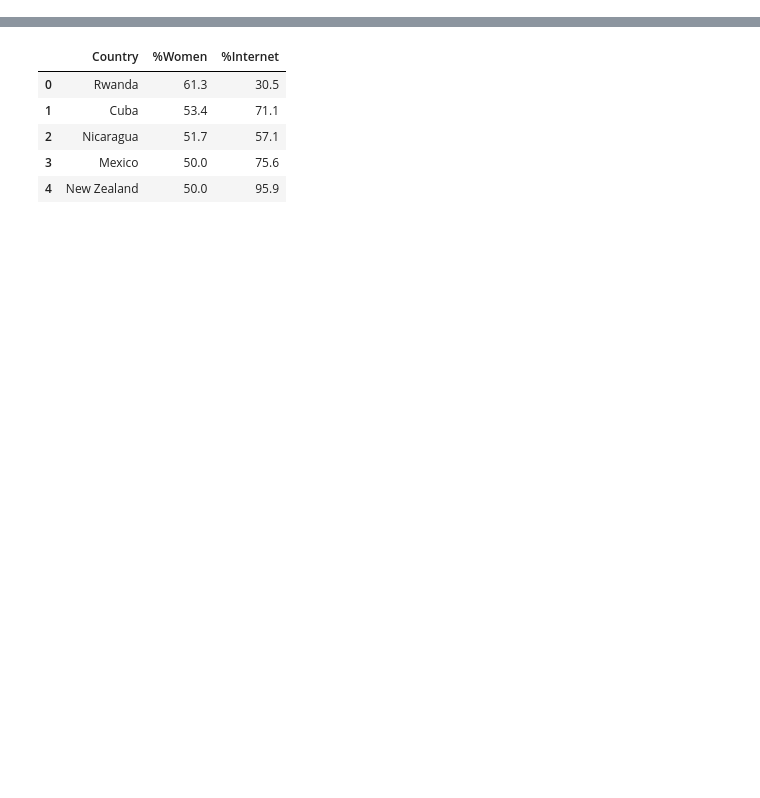
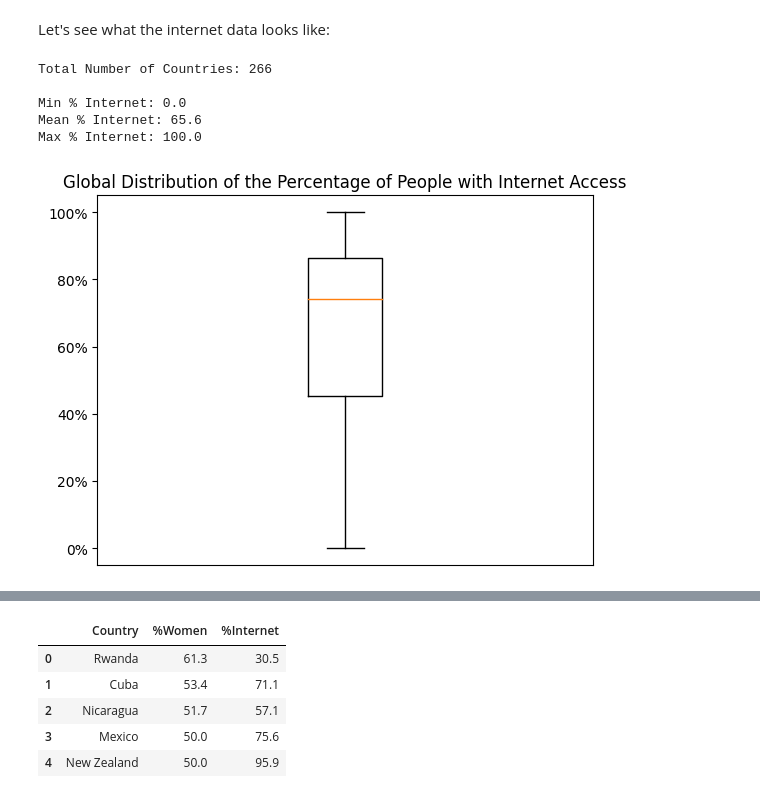
Before and after one commit to am-bean/SummerDoctoralProgram, a Jupyter notebook: RegressionExample.ipynb, the cells around one changed output, grey strips where cells are left out. Drawn from its saved outputs; the diff is of its cells as text; code cells hidden in the pictures; blank space fills up the shorter version.

```diff
--- a/RegressionExample.ipynb
+++ b/RegressionExample.ipynb
@@ -9,0 +124,6 @@ import os.path as path
+# %%
+internet_csv = 'API_IT.NET.USER.ZS_DS2_en_csv_v2_5607717.csv'
+if not path.exists(internet_csv):
+    internet_csv = 'https://raw.githubusercontent.com/am-bean/SummerDoctoralProgram/main/API_IT.NET.USER.ZS_DS2_en_csv_v2_5607717.csv'
+
+internet_df = pd.read_csv(internet_csv,skiprows=4)
@@ -9,0 +132,5 @@ import os.path as path
+# %%
+internet_df['% Internet'] = internet_df.max(axis=1,numeric_only=True)
+# %%
+internet_df = internet_df[['Country Name','% Internet']]
+internet_df.head()
@@ -9,0 +144,22 @@ import os.path as path
+# %% [markdown]
+Let's see what the internet data looks like:
+# %%
+print(f'Total Number of Countries: {len(internet_df)}\n')
+
+print(f'Min % Internet: {np.min(internet_df["% Internet"]):.1f}')
+print(f'Mean % Internet: {np.mean(internet_df["% Internet"]):.1f}')
+print(f'Max % Internet: {np.max(internet_df["% Internet"]):.1f}')
+# %% [output]
+Total Number of Countries: 266
+
+Min % Internet: 0.0
+Mean % Internet: 65.6
+Max % Internet: 100.0
+# %%
+plt.boxplot(internet_df['% Internet'].dropna())
+plt.title('Global Distribution of the Percentage of People with Internet Access')
+plt.xticks([])
+plt.gca().yaxis.set_major_formatter(mtick.PercentFormatter())
+plt.show()
+# %% [output]
+[figure, added]
```
Also changed, not shown: parts of 35 cells of this notebook.
